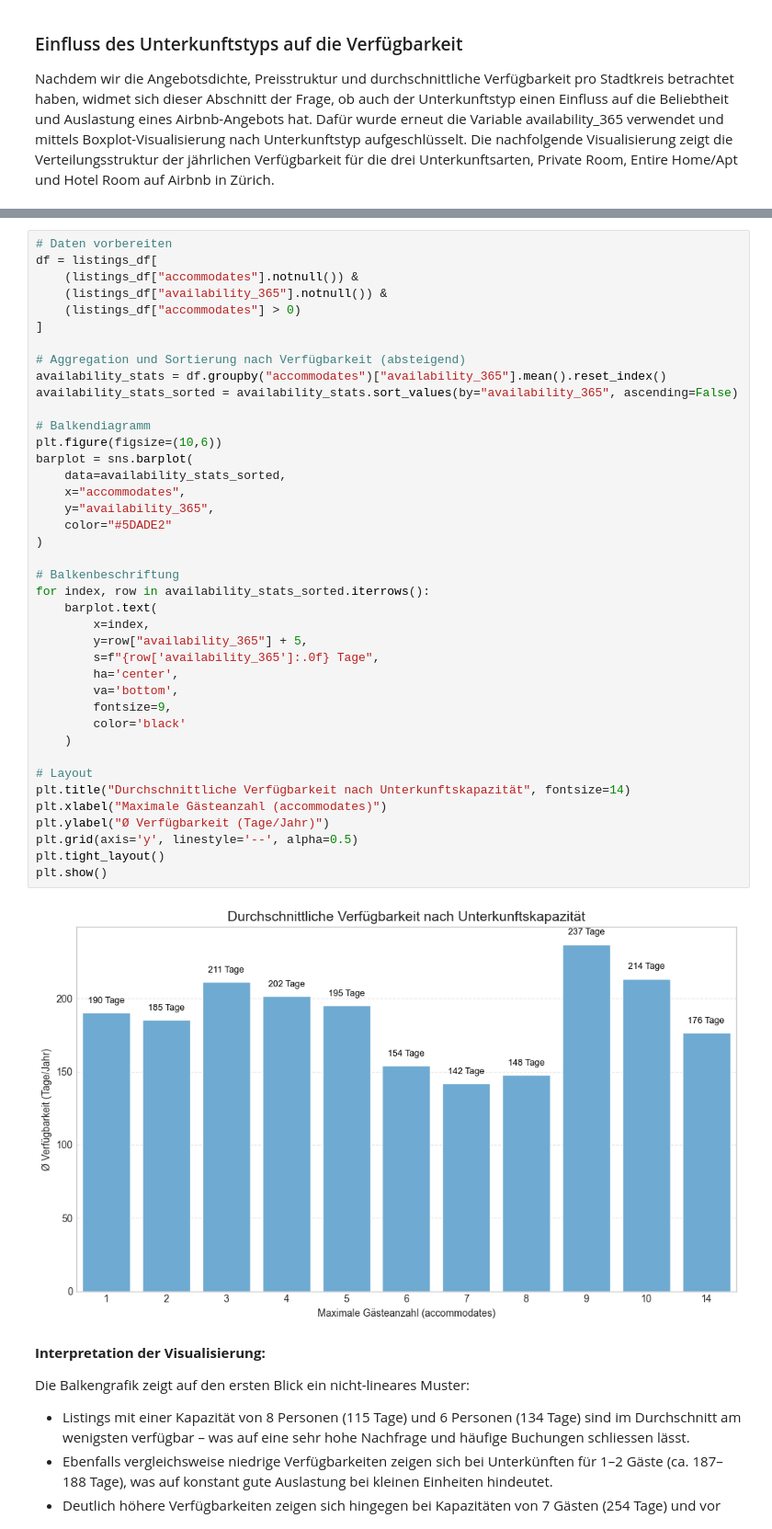
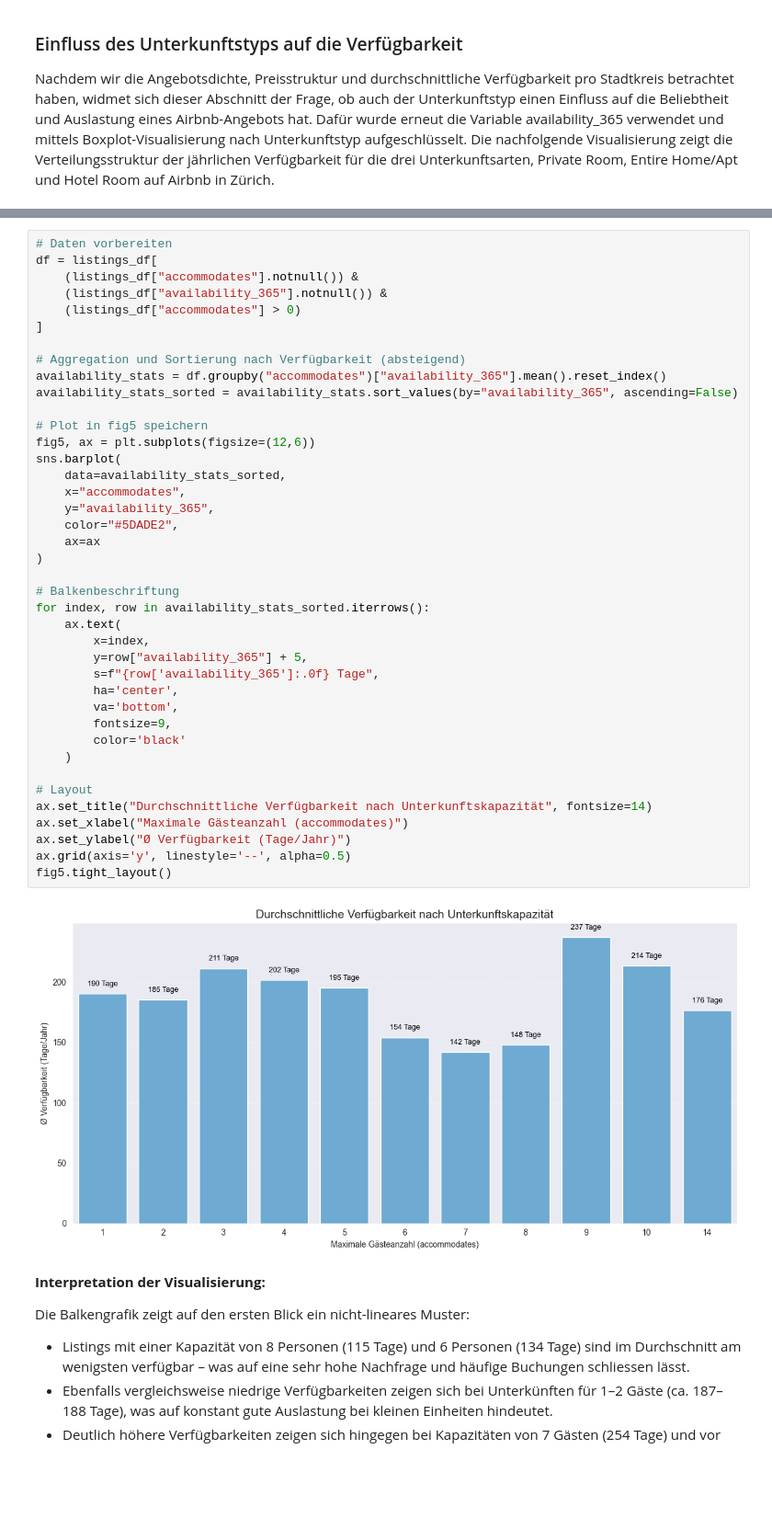
Before and after one commit to callmemarcleo/BINA, a Jupyter notebook: Final_Report.ipynb, the cells around one changed output, grey strips where cells are left out. Shown at 92% size. Drawn from its saved outputs; the diff is of its cells as text; blank space fills up the shorter version.

```diff
--- a/Final_Report.ipynb
+++ b/Final_Report.ipynb
@@ -629,45 +628,45 @@ Ein weiterer entscheidender Faktor bei der Bewertung des Marktpotenzials von Air
 # %%
 # Daten vorbereiten
 df = listings_df[
     (listings_df["accommodates"].notnull()) &
     (listings_df["availability_365"].notnull()) &
     (listings_df["accommodates"] > 0)
 ]
 
 # Aggregation und Sortierung nach Verfügbarkeit (absteigend)
 availability_stats = df.groupby("accommodates")["availability_365"].mean().reset_index()
 availability_stats_sorted = availability_stats.sort_values(by="availability_365", ascending=False)
 
-# Balkendiagramm
-plt.figure(figsize=(10,6))
-barplot = sns.barplot(
+# Plot in fig5 speichern
+fig5, ax = plt.subplots(figsize=(12,6))
+sns.barplot(
     data=availability_stats_sorted,
     x="accommodates",
     y="availability_365",
-    color="#5DADE2"
+    color="#5DADE2",
+    ax=ax
 )
 
 # Balkenbeschriftung
 for index, row in availability_stats_sorted.iterrows():
-    barplot.text(
+    ax.text(
         x=index,
         y=row["availability_365"] + 5,
         s=f"{row['availability_365']:.0f} Tage",
         ha='center',
         va='bottom',
         fontsize=9,
         color='black'
     )
 
 # Layout
-plt.title("Durchschnittliche Verfügbarkeit nach Unterkunftskapazität", fontsize=14)
-plt.xlabel("Maximale Gästeanzahl (accommodates)")
-plt.ylabel("Ø Verfügbarkeit (Tage/Jahr)")
-plt.grid(axis='y', linestyle='--', alpha=0.5)
-plt.tight_layout()
-plt.show()
+ax.set_title("Durchschnittliche Verfügbarkeit nach Unterkunftskapazität", fontsize=14)
+ax.set_xlabel("Maximale Gästeanzahl (accommodates)")
+ax.set_ylabel("Ø Verfügbarkeit (Tage/Jahr)")
+ax.grid(axis='y', linestyle='--', alpha=0.5)
+fig5.tight_layout()
 # %% [output]
-[figure, old version]
+[figure, new version]
 # %% [markdown]
 **Interpretation der Visualisierung:**
 
```
Also changed, not shown: parts of 17 cells of this notebook.
